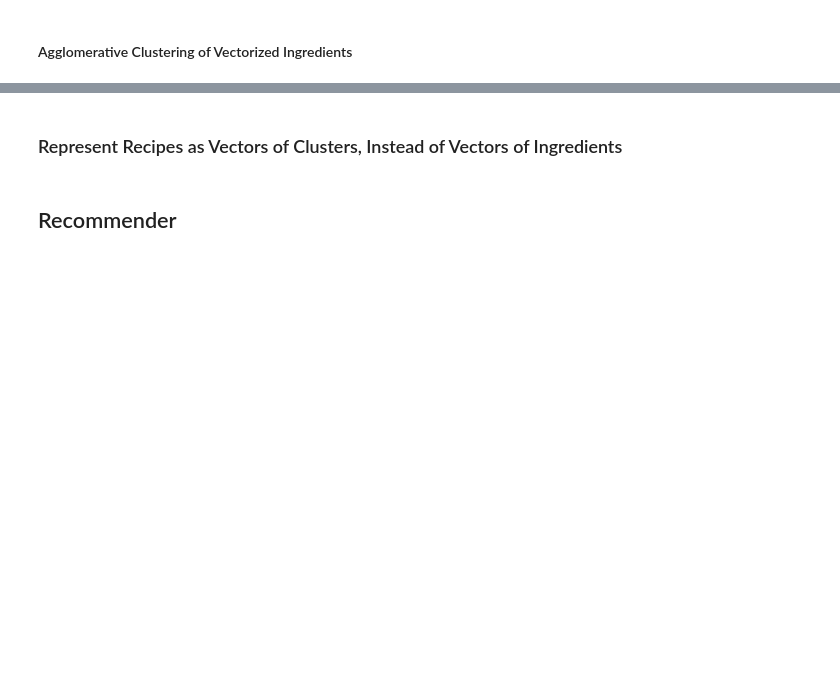
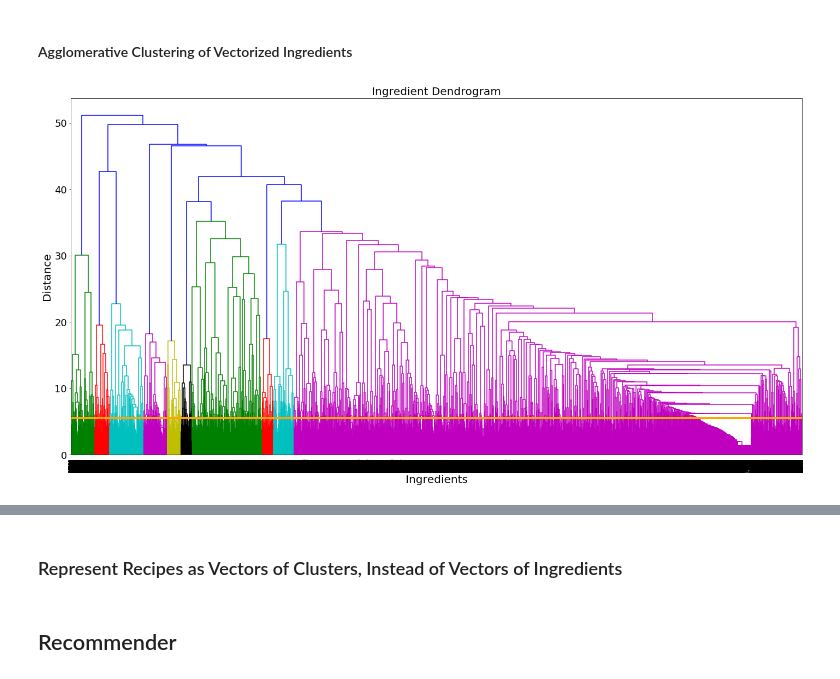
Before and after one commit to mjschillawski/capstone_project, a Jupyter notebook: capstone.ipynb, the cells around one changed output, grey strips where cells are left out. Saved outputs shown, nothing was run; the diff lists cells and outputs as text; code cells hidden in the pictures; blank space fills up the shorter version.

```diff
--- a/capstone.ipynb
+++ b/capstone.ipynb
@@ -543,3 +577,19 @@ plt.show()
+# %%
+plt.figure(figsize=(24,12))
+plt.title('Ingredient Dendrogram',fontsize=20)
+dendrogram(
+    Z,
+    leaf_rotation=90.,
+    leaf_font_size=8.,
+    )
+plt.xlabel('Ingredients',fontsize=20)
+#https://stackoverflow.com/questions/12998430/remove-xticks-in-a-matplotlib-plot
+plt.ylabel('Distance',fontsize=20)
+plt.yticks(fontsize=18)
+plt.axhline(5.5,color='orange',linewidth=4)
+plt.show()
+# %% [output]
+[figure, added]
 # %%
 with open ("assets/clusters.pickle","rb") as file:
     clusters = pickle.load(file)
```
Also changed, not shown: parts of 18 cells of this notebook, 5 other files.
